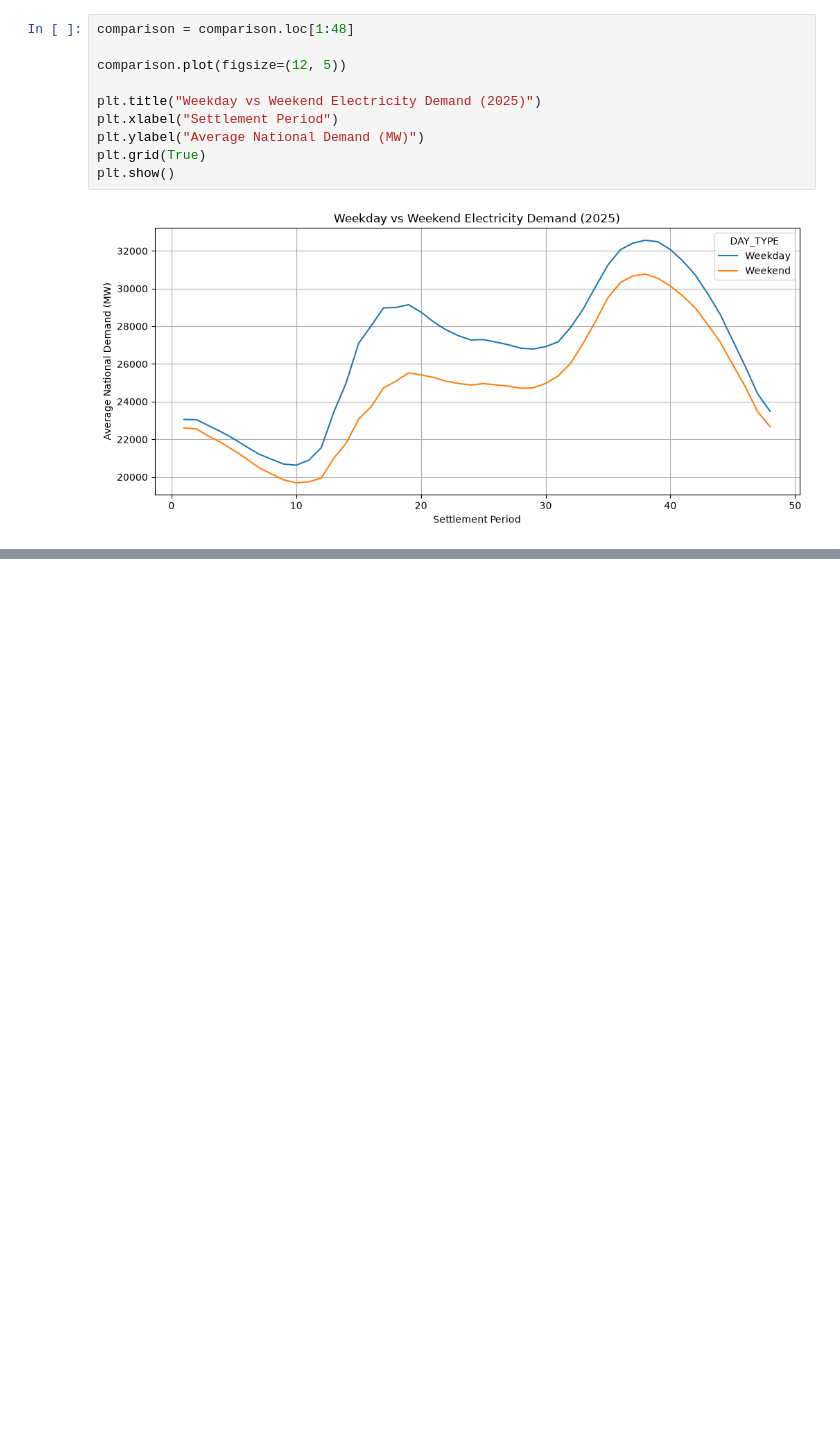
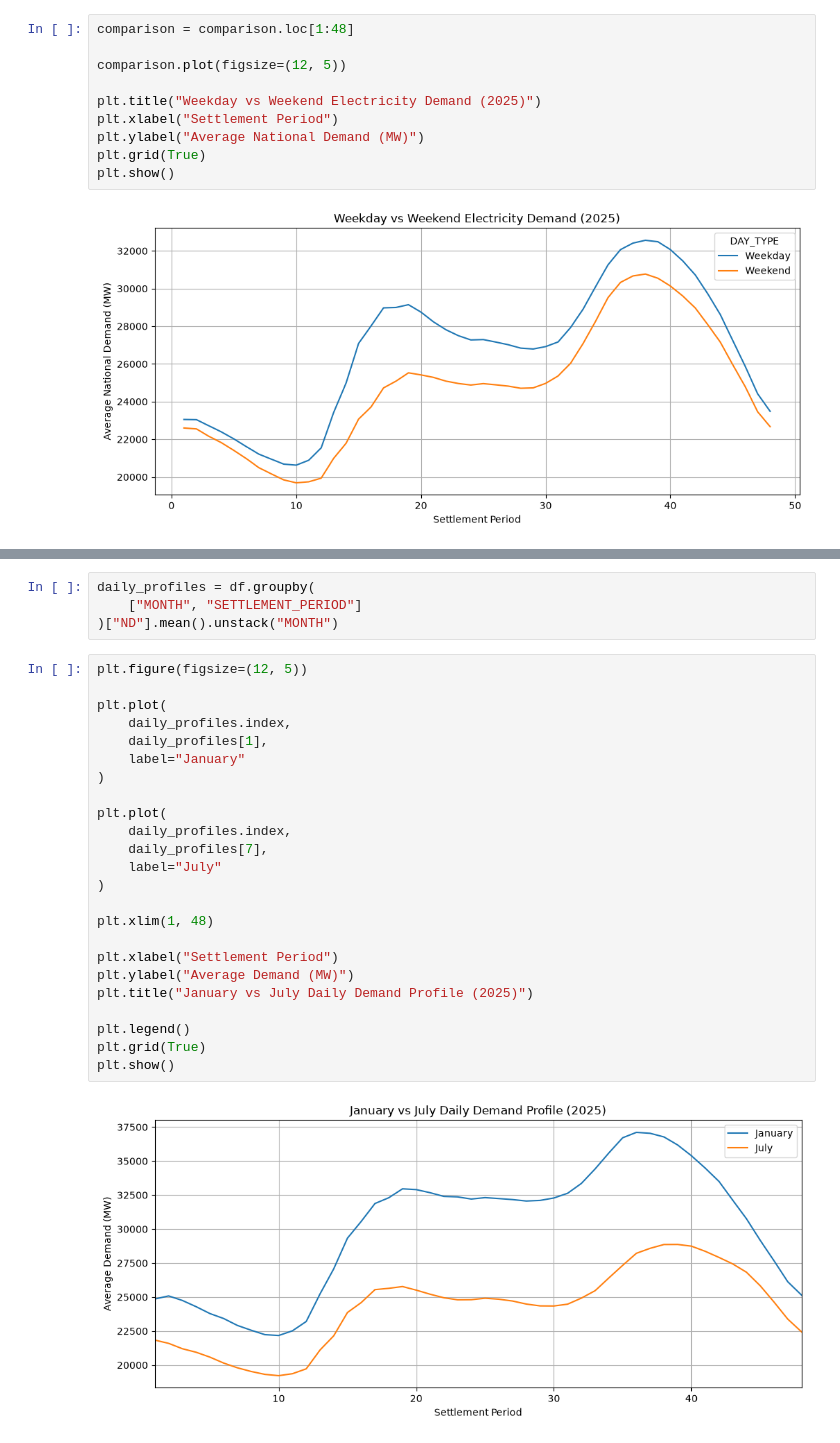
Before and after one commit to godgoku123/energy-forecasting, a Jupyter notebook: 01_data_exploration.ipynb, the cells around one changed output, grey strips where cells are left out. Drawn from its saved outputs; the diff is of its cells as text; blank space fills up the shorter version.

```diff
--- a/01_data_exploration.ipynb
+++ b/01_data_exploration.ipynb
@@ -209,0 +285,30 @@ plt.show()
+# %%
+daily_profiles = df.groupby(
+    ["MONTH", "SETTLEMENT_PERIOD"]
+)["ND"].mean().unstack("MONTH")
+# %%
+plt.figure(figsize=(12, 5))
+
+plt.plot(
+    daily_profiles.index,
+    daily_profiles[1],
+    label="January"
+)
+
+plt.plot(
+    daily_profiles.index,
+    daily_profiles[7],
+    label="July"
+)
+
+plt.xlim(1, 48)
+
+plt.xlabel("Settlement Period")
+plt.ylabel("Average Demand (MW)")
+plt.title("January vs July Daily Demand Profile (2025)")
+
+plt.legend()
+plt.grid(True)
+plt.show()
+# %% [output]
+[figure, added]
```
Also changed, not shown: parts of 10 cells of this notebook.
